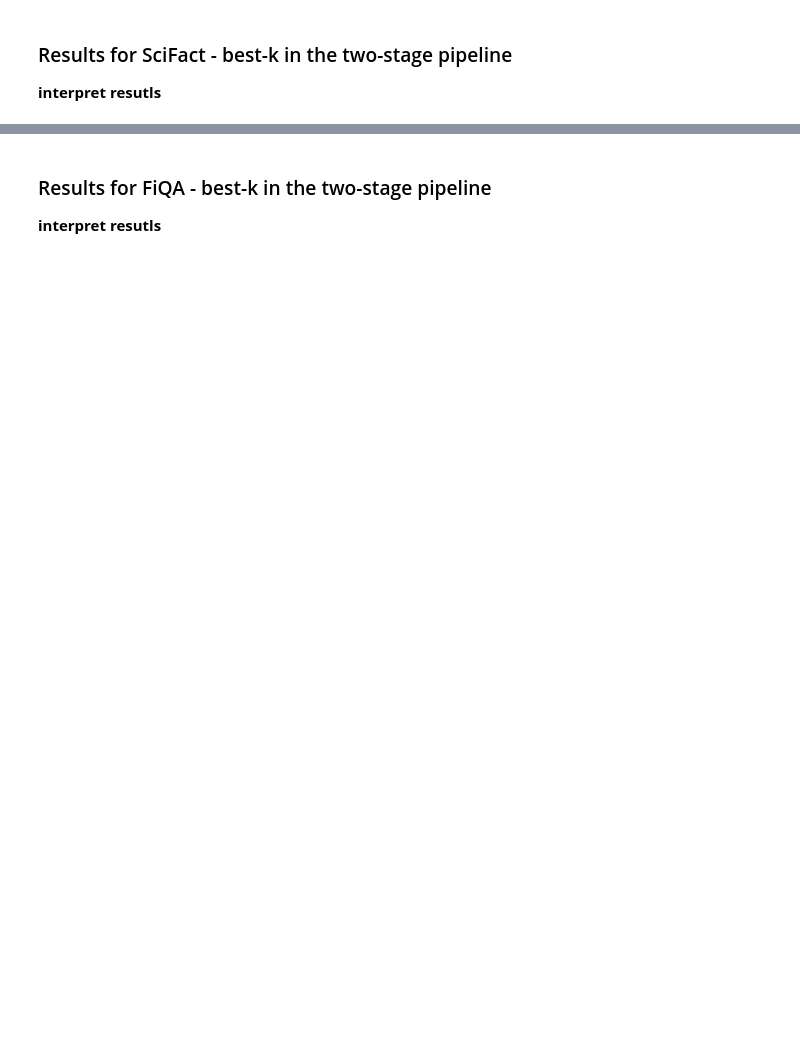
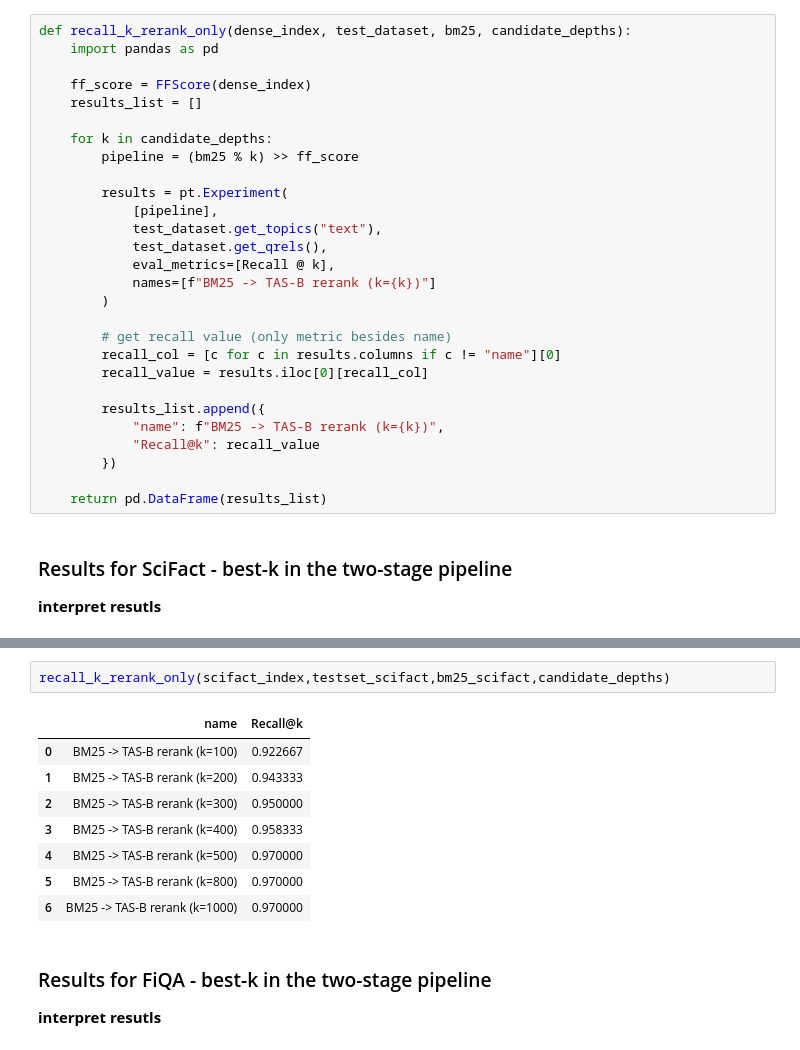
Before and after one commit to AStyslavski/DSAIT4050_IR_G16_2025-2026, a Jupyter notebook: ir_experiment.ipynb, the cells around one changed output, grey strips where cells are left out. Saved outputs shown, nothing was run; the diff lists cells and outputs as text; blank space fills up the shorter version.

Commit message:
cleared up some comments and blocks also added Recall@k for research question 3 (best-k) useful for drawing conclusions

```diff
--- a/ir_experiment.ipynb
+++ b/ir_experiment.ipynb
@@ -280,6 +291,34 @@ We are going to use the simple reranking pipeline BM25 &rarr; TAS-B with various
 # %%
 # this list will be used to find the best k for each of the datasets
 candidate_depths = [100,200,300,400,500,800,1000]
+# %%
+def recall_k_rerank_only(dense_index, test_dataset, bm25, candidate_depths):
+    import pandas as pd
+
+    ff_score = FFScore(dense_index)
+    results_list = []
+
+    for k in candidate_depths:
+        pipeline = (bm25 % k) >> ff_score
+
+        results = pt.Experiment(
+            [pipeline],
+            test_dataset.get_topics("text"),
+            test_dataset.get_qrels(),
+            eval_metrics=[Recall @ k],
+            names=[f"BM25 -> TAS-B rerank (k={k})"]
+        )
+
+        # get recall value (only metric besides name)
+        recall_col = [c for c in results.columns if c != "name"][0]
+        recall_value = results.iloc[0][recall_col]
+
+        results_list.append({
+            "name": f"BM25 -> TAS-B rerank (k={k})",
+            "Recall@k": recall_value
+        })
+
+    return pd.DataFrame(results_list)
 # %% [markdown]
 ### Results for SciFact - best-k in the two-stage pipeline
 **interpret resutls**
@@ -295,6 +334,17 @@ rerank_only_experiment(scifact_index, testset_scifact, "SciFact", bm25_scifact,c
 | 5 | BM25 -> TAS-B rerank (k=500) | 0.594758 | 0.622283 | 0.589427 | 0.906667 |
 | 6 | BM25 -> TAS-B rerank (k=800) | 0.589239 | 0.617395 | 0.583389 | 0.891667 |
 | 7 | BM25 -> TAS-B rerank (k=1000) | 0.587573 | 0.616085 | 0.581493 | 0.891667 |
+# %%
+recall_k_rerank_only(scifact_index,testset_scifact,bm25_scifact,candidate_depths)
+# %% [output]
+|  | name | Recall@k |
+| 0 | BM25 -> TAS-B rerank (k=100) | 0.922667 |
+| 1 | BM25 -> TAS-B rerank (k=200) | 0.943333 |
+| 2 | BM25 -> TAS-B rerank (k=300) | 0.950000 |
+| 3 | BM25 -> TAS-B rerank (k=400) | 0.958333 |
+| 4 | BM25 -> TAS-B rerank (k=500) | 0.970000 |
+| 5 | BM25 -> TAS-B rerank (k=800) | 0.970000 |
+| 6 | BM25 -> TAS-B rerank (k=1000) | 0.970000 |
 # %% [markdown]
 ### Results for FiQA - best-k in the two-stage pipeline
 **interpret resutls**
```
Also changed, not shown: parts of 24 cells of this notebook.
